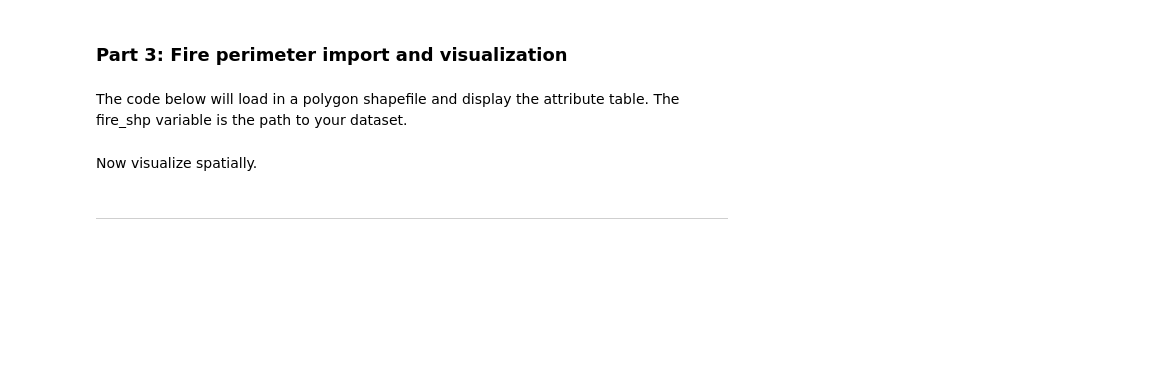
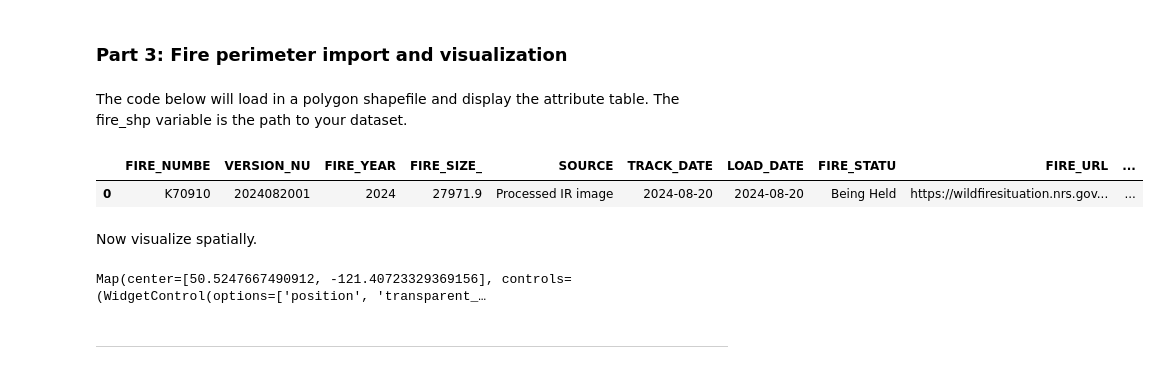
Before and after one commit to SashaNasonova/burnSeverity, a Jupyter notebook: BurnSeverityMapping.ipynb, the cells around one changed output. Saved outputs shown, nothing was run; the diff lists cells and outputs as text; code cells hidden in the pictures; blank space fills up the shorter version.

Commit message:
updates for wildfire

```diff
--- a/BurnSeverityMapping.ipynb
+++ b/BurnSeverityMapping.ipynb
@@ -510,19 +540,24 @@ ee.Initialize(project=project)
 The code below will load in a polygon shapefile and display the attribute table. The fire_shp variable is the path to your dataset.
 # %%
 # Open fires shapefile
-fires_shp = 'burnSeverity/test/vectors/K52318_Aug28.shp'
+fires_shp = 'burnSeverity/test/vectors/K70910.shp'
 fires = geemap.shp_to_ee(fires_shp)
 
 # Visualize in table format
 fires_df = geopandas.read_file(fires_shp)
 fires_df
+# %% [output]
+|  | FIRE_NUMBE | VERSION_NU | FIRE_YEAR | FIRE_SIZE_ | SOURCE | TRACK_DATE | LOAD_DATE | FIRE_STATU | FIRE_URL | ... |
+| 0 | K70910 | 2024082001 | 2024 | 27971.9 | Processed IR image | 2024-08-20 | 2024-08-20 | Being Held | https://wildfiresituation.nrs.gov... | ... |
 # %% [markdown]
 Now visualize spatially.
 # %%
 Map = geemap.Map()
 Map.addLayer(fires,{},'Fire Polys')
-Map.centerObject(fires)
+Map.centerObject(fires,zoom=8)
 Map
+# %% [output]
+Map(center=[50.5247667490912, -121.40723329369156], controls=(WidgetControl(options=['position', 'transparent_…
 # %% [markdown]
 
 
```
Also changed, not shown: parts of 13 cells of this notebook.
